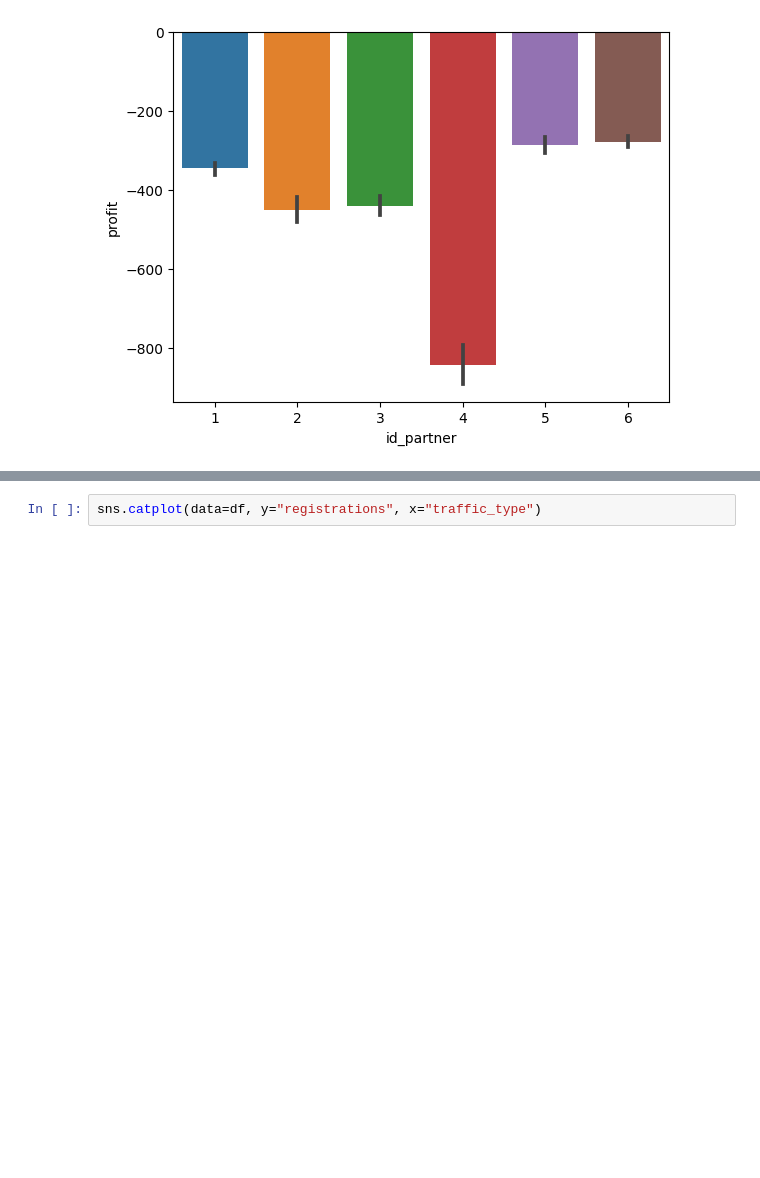
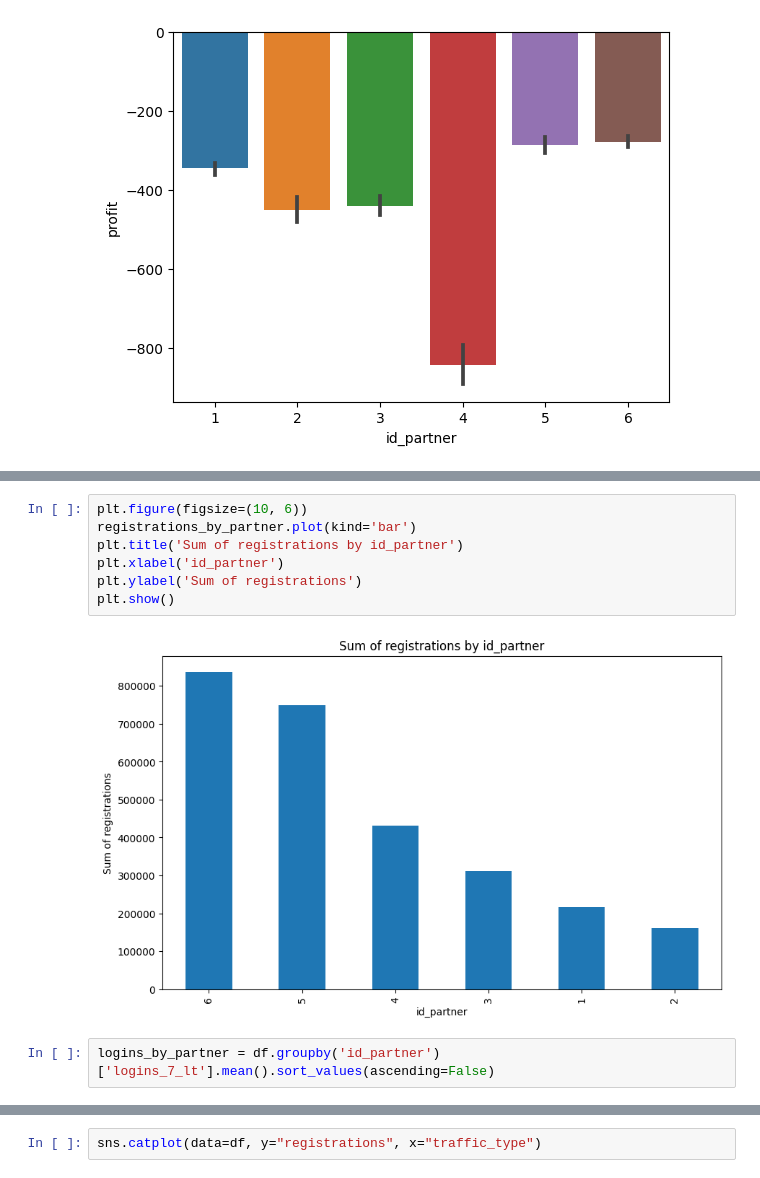
Before and after one commit to nastyabekesheva/Case, a Jupyter notebook: GenesisCase.ipynb, the cells around one changed output, grey strips where cells are left out. Drawn from its saved outputs; the diff is of its cells as text; blank space fills up the shorter version.

```diff
--- a/GenesisCase.ipynb
+++ b/GenesisCase.ipynb
@@ -187,0 +237,11 @@ sns.barplot(data=df, x="id_partner", y="profit")
+# %%
+plt.figure(figsize=(10, 6))
+registrations_by_partner.plot(kind='bar')
+plt.title('Sum of registrations by id_partner')
+plt.xlabel('id_partner')
+plt.ylabel('Sum of registrations')
+plt.show()
+# %% [output]
+[figure, added]
+# %%
+logins_by_partner = df.groupby('id_partner')['logins_7_lt'].mean().sort_values(ascending=False)
```
Also changed, not shown: parts of 33 cells of this notebook.
